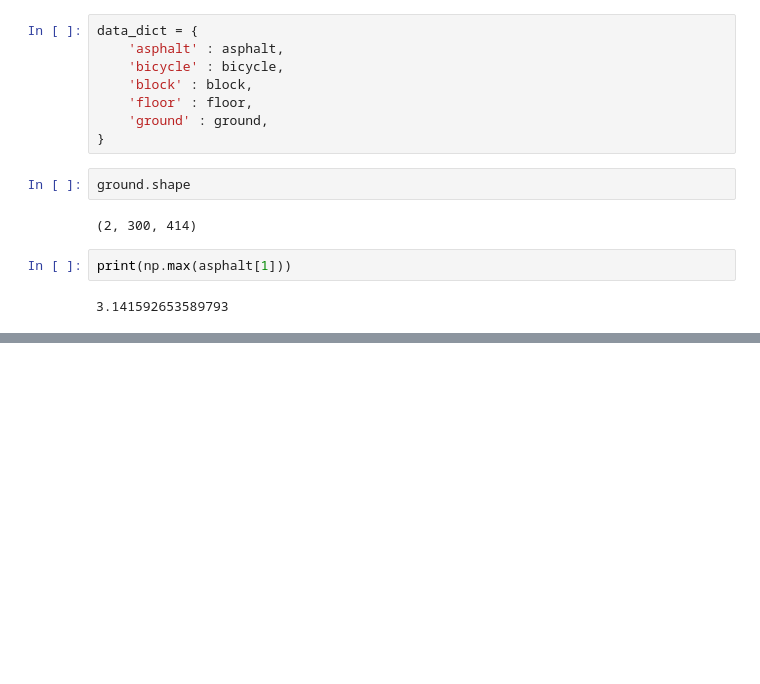
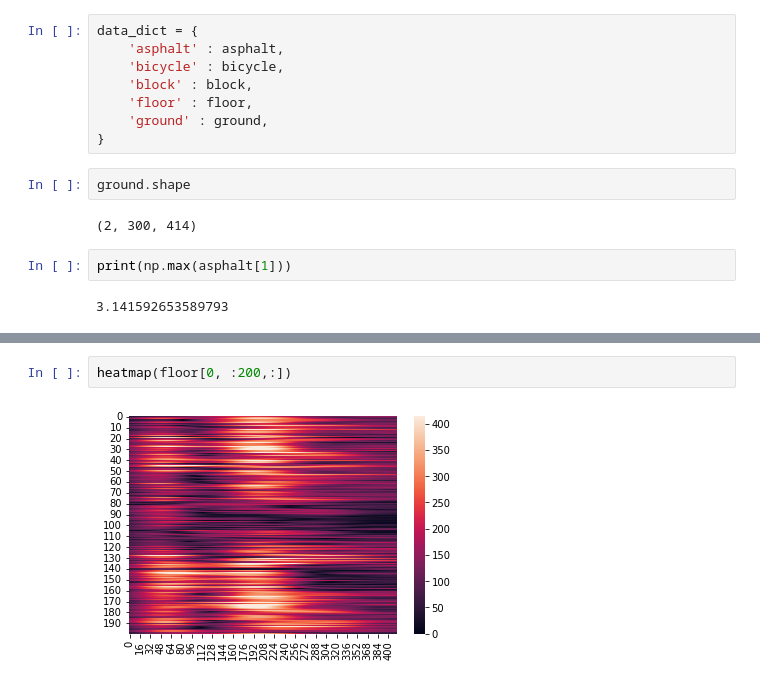
Before and after one commit to AISL-Sejong-Organization/Intelligent_Radar, a Jupyter notebook: gui/service_modules/plot.ipynb, the cells around one changed output, grey strips where cells are left out. Drawn from its saved outputs; the diff is of its cells as text; blank space fills up the shorter version.

```diff
--- a/gui/service_modules/plot.ipynb
+++ b/gui/service_modules/plot.ipynb
@@ -235,0 +167,4 @@ plt.plot(fft)
+# %%
+heatmap(floor[0, :200,:])
+# %% [output]
+[figure, added]
```
Also changed, not shown: parts of 43 cells of this notebook, 1 other file.
